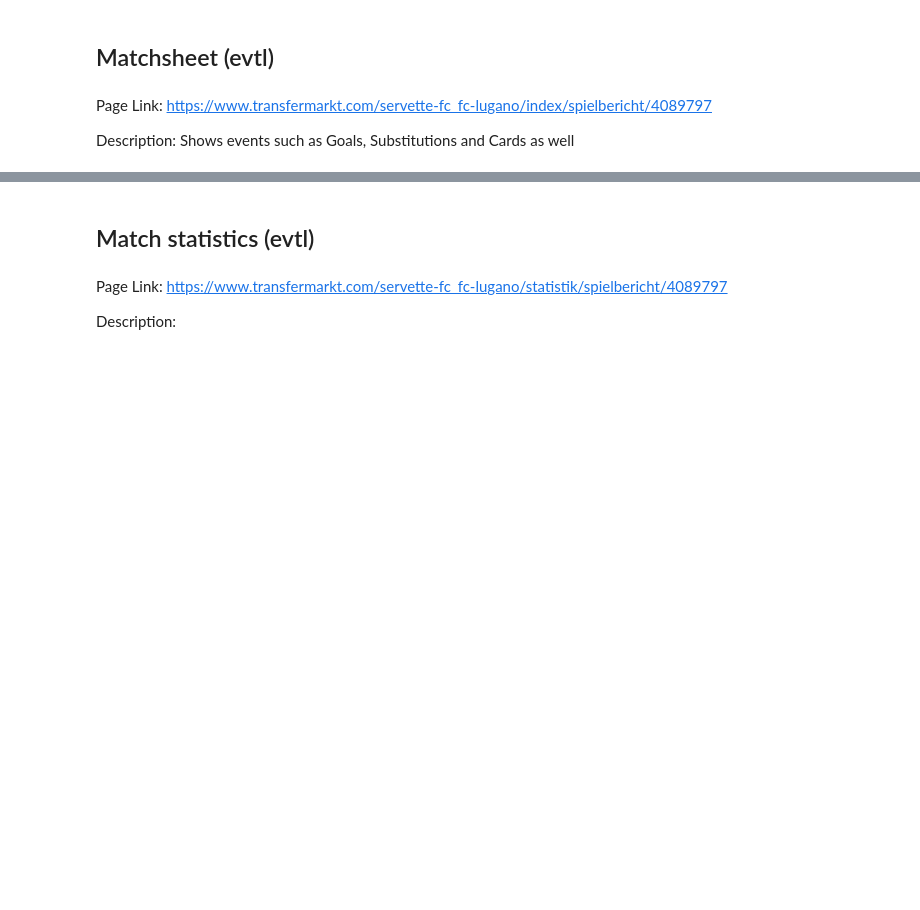
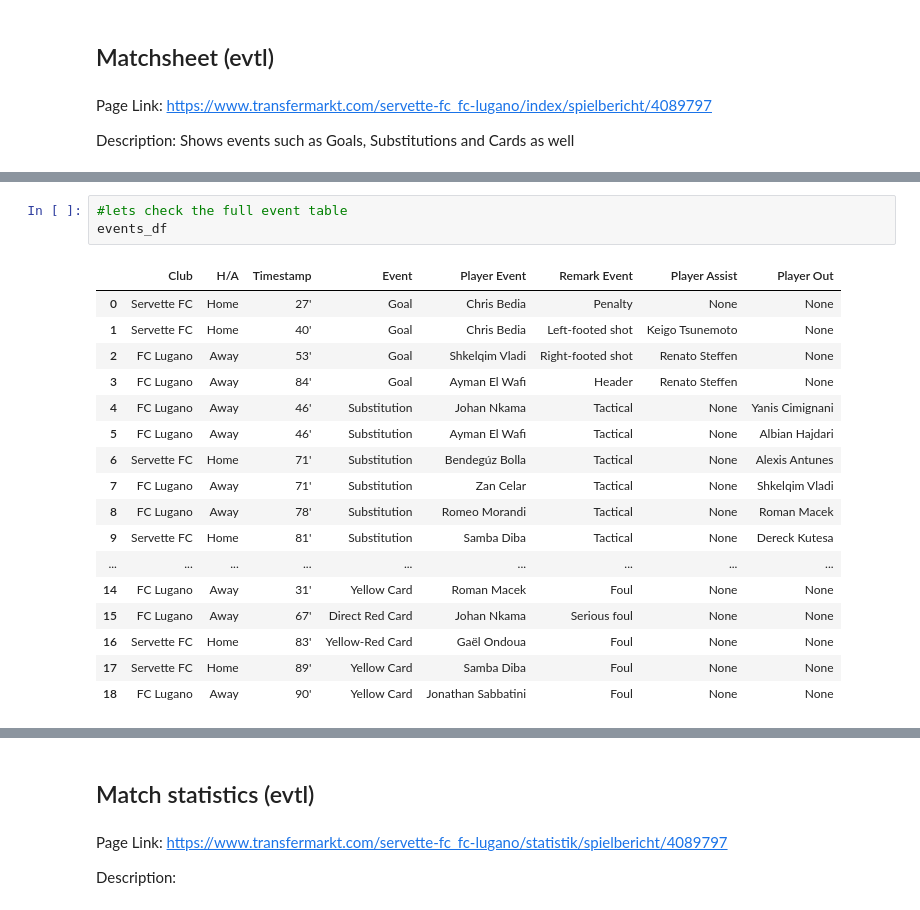
Before and after one commit to heinimoreno/PBL_RA_MH, a Jupyter notebook: TM_Scraping_Coach_Level.ipynb, the cells around one changed output, grey strips where cells are left out. Drawn from its saved outputs; the diff is of its cells as text; blank space fills up the shorter version.

```diff
--- a/TM_Scraping_Coach_Level.ipynb
+++ b/TM_Scraping_Coach_Level.ipynb
@@ -437,0 +444,21 @@ Webscraping successfully completed
+# %%
+#lets check the full event table
+events_df
+# %% [output]
+|  | Club | H/A | Timestamp | Event | Player Event | Remark Event | Player Assist | Player Out |
+| 0 | Servette FC | Home | 27' | Goal | Chris Bedia | Penalty | None | None |
+| 1 | Servette FC | Home | 40' | Goal | Chris Bedia | Left-footed shot | Keigo Tsunemoto | None |
+| 2 | FC Lugano | Away | 53' | Goal | Shkelqim Vladi | Right-footed shot | Renato Steffen | None |
+| 3 | FC Lugano | Away | 84' | Goal | Ayman El Wafi | Header | Renato Steffen | None |
+| 4 | FC Lugano | Away | 46' | Substitution | Johan Nkama | Tactical | None | Yanis Cimignani |
+| 5 | FC Lugano | Away | 46' | Substitution | Ayman El Wafi | Tactical | None | Albian Hajdari |
+| 6 | Servette FC | Home | 71' | Substitution | Bendegúz Bolla | Tactical | None | Alexis Antunes |
+| 7 | FC Lugano | Away | 71' | Substitution | Zan Celar | Tactical | None | Shkelqim Vladi |
+| 8 | FC Lugano | Away | 78' | Substitution | Romeo Morandi | Tactical | None | Roman Macek |
+| 9 | Servette FC | Home | 81' | Substitution | Samba Diba | Tactical | None | Dereck Kutesa |
+| ... | ... | ... | ... | ... | ... | ... | ... | ... |
+| 14 | FC Lugano | Away | 31' | Yellow Card | Roman Macek | Foul | None | None |
+| 15 | FC Lugano | Away | 67' | Direct Red Card | Johan Nkama | Serious foul | None | None |
+| 16 | Servette FC | Home | 83' | Yellow-Red Card | Gaël Ondoua | Foul | None | None |
+| 17 | Servette FC | Home | 89' | Yellow Card | Samba Diba | Foul | None | None |
+| 18 | FC Lugano | Away | 90' | Yellow Card | Jonathan Sabbatini | Foul | None | None |
```
Also changed, not shown: parts of 7 cells of this notebook.
